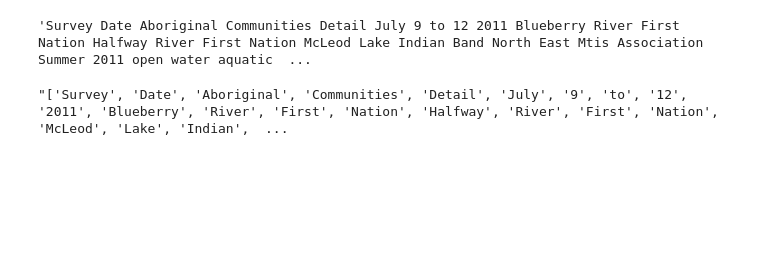
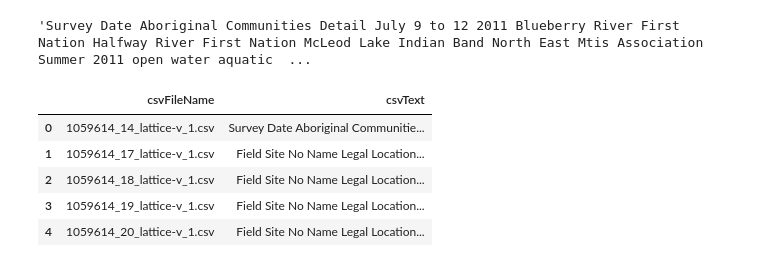
Before and after one commit to CER-REC/esa-data-bank_banque-donnees-ees, a Jupyter notebook: Codes/Section_05_VEC_Labeling_for_Tables/01_creating_index_file_with_vecs_vscs.ipynb, the cells around one changed output. Saved outputs shown, nothing was run; the diff lists cells and outputs as text; code cells hidden in the pictures; blank space fills up the shorter version.

Commit message:
Cleaning up table text and notebooks.

```diff
--- a/Codes/Section_05_VEC_Labeling_for_Tables/01_creating_index_file_with_vecs_vscs.ipynb
+++ b/Codes/Section_05_VEC_Labeling_for_Tables/01_creating_index_file_with_vecs_vscs.ipynb
@@ -21,7 +22,3 @@ df = pd.read_csv('./data/esa_csvs_raw.txt', sep='\t')
 df.iloc[0]['csvText']
 # %% [output]
 '[["Survey Date", "Aboriginal Communities", "Detail"], ["July 9 to 12, 2011", "Blueberry River First Nation <s>•</s>Halfway River First Nation <s>•</s>McLeod Lake Indian Band <s>•</s>North East Métis  ...
-# %%
-df['csvText'] = df['csvText'].apply(lambda x: BeautifulSoup(x, "html.parser").get_text()) # remove html tags
-df['csvText'] = df['csvText'].replace('[^a-zA-Z0-9 ]', '', regex=True) # remove all non-alpha-numeric characters
-df['csvText'] = df['csvText'].replace(' +', ' ', regex=True) # remove all extra spaces in text
@@ -32,3 +24,0 @@ df['csvText'][0]
-# %%
-for row in df_test.itertuples(index=True):
-    print(row.Index)
@@ -38,3 +24,0 @@ for row in df_test.itertuples(index=True):
-# %%
-for row in df.itertuples(index=True):
-    df['csvText'][row.Index] = row['csvText'].apply(word_tokenize)[0:256] # tokenize the table text
@@ -109,4 +82,0 @@ df_joined_small = df_joined[0:100]
-# %%
-df_joined_small.csvText.values[0]
-# %% [output]
-"['Survey', 'Date', 'Aboriginal', 'Communities', 'Detail', 'July', '9', 'to', '12', '2011', 'Blueberry', 'River', 'First', 'Nation', 'Halfway', 'River', 'First', 'Nation', 'McLeod', 'Lake', 'Indian',  ...
@@ -117,0 +83,14 @@ list[0:256]
+# %%
+for row in df.itertuples(index=True):
+    tokenized_table_text = word_tokenize(df['csvText'][row.Index])
+    if len(tokenized_table_text) > 256:
+        df['csvText'][row.Index] = TreebankWordDetokenizer().detokenize(tokenized_table_text[0:256])
+
+df.head()
+# %% [output]
+|  | csvFileName | csvText |
+| 0 | 1059614_14_lattice-v_1.csv | Survey Date Aboriginal Communitie... |
+| 1 | 1059614_17_lattice-v_1.csv | Field Site No Name Legal Location... |
+| 2 | 1059614_18_lattice-v_1.csv | Field Site No Name Legal Location... |
+| 3 | 1059614_19_lattice-v_1.csv | Field Site No Name Legal Location... |
+| 4 | 1059614_20_lattice-v_1.csv | Field Site No Name Legal Location... |
```
Also changed, not shown: parts of 15 cells of this notebook, 1 other file.
